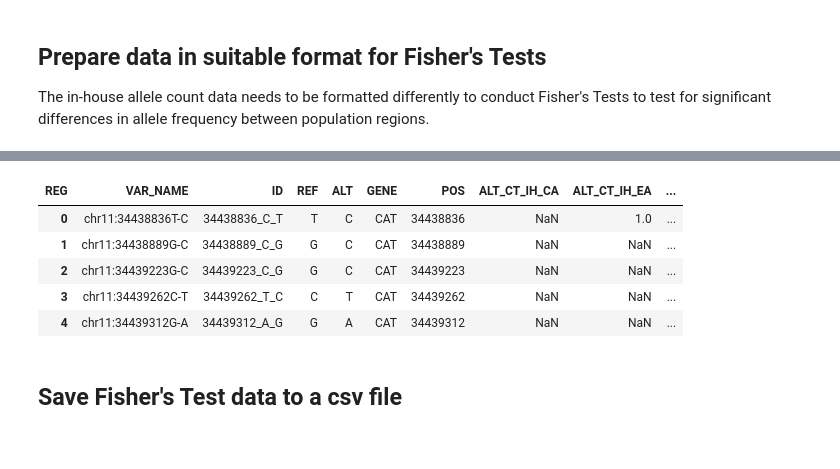
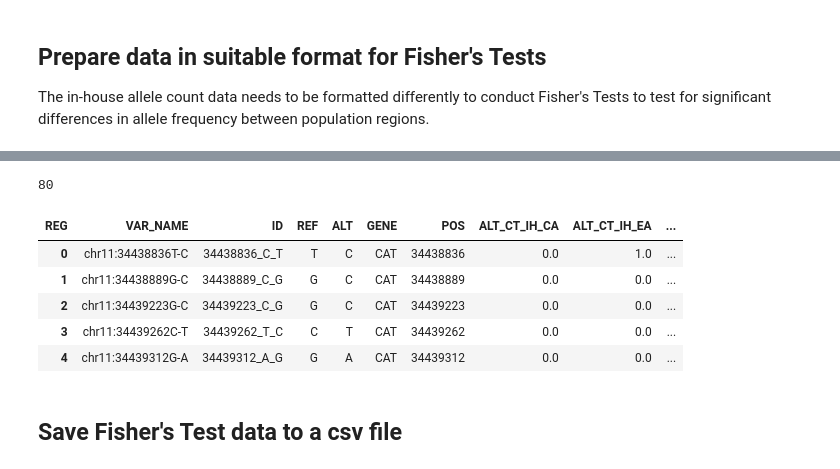
Before and after one commit to MeganHolborn/Genetic_data_analysis, a Jupyter notebook: Notebooks/Data_preparation/2-IH_allele_counts.ipynb, the cells around one changed output, grey strips where cells are left out. Drawn from its saved outputs; the diff is of its cells as text; code cells hidden in the pictures.

```diff
--- a/Notebooks/Data_preparation/2-IH_allele_counts.ipynb
+++ b/Notebooks/Data_preparation/2-IH_allele_counts.ipynb
@@ -302,6 +326,19 @@ subpop_filters = (ih_allele_counts_grouped["SUB_POP"] == "1000G Yoruba") | (
 
 yoruban_ct = functions.grouped_pop_allele_counts(
     ih_allele_counts_grouped.copy(), "Yoruba", subpop_filters=subpop_filters
+)
+
+# Calculate the corrected total and reference counts for the Yoruban population. The aggregated values for these columns will not be correct.
+
+yoruban_ct["CORR_IH_TOTAL_CTS"] = (
+    sample_subpopulations[sample_subpopulations["SUB"] == "Yoruba"][
+        "SAMPLE_NAME"
+    ].count()
+    * 2
+)
+
+yoruban_ct["CORR_IH_REF_CTS"] = (
+    yoruban_ct["CORR_IH_TOTAL_CTS"] - yoruban_ct["IH_ALT_CTS"]
 )
 
 # Concatenate the Aggregated Yoruban allele count data with the subpopulation allele count data
@@ -396,8 +449,12 @@ The in-house allele count data needs to be formatted differently to conduct Fish
+# %%
+sample_subpopulations[sample_subpopulations["REG"] == "CA"]["SAMPLE_NAME"].count() * 2
+# %% [output]
+80
 # %%
-# Generate list of all unique regions in ih_allele_counts_grouped dataframe
+# Generate a list of all unique regions in ih_allele_counts_grouped dataframe
 inhouse_populations = [region for region in set(ih_allele_counts_grouped.REG.values)]
 
-# Group allele counts by region
+# Aggregate allele counts by region
 
 ih_allele_counts_regions = (
     ih_allele_counts_grouped.groupby(
@@ -406,8 +463,6 @@ ih_allele_counts_regions = (
     .sum(numeric_only=True)
     .reset_index()
 )
-
-ih_allele_counts_regions
 
 # Pivot data
 ih_allele_counts_pivot = ih_allele_counts_regions.pivot(
@@ -415,38 +470,64 @@ ih_allele_counts_pivot = ih_allele_counts_regions.pivot(
     columns="REG",
     values=["IH_ALT_CTS", "CORR_IH_REF_CTS"],
 )
 
 # Separate alternate and reference count data into different dataframes to facilate renaming of count columns appropriately
 ih_data_alt = (
     ih_allele_counts_pivot[["IH_ALT_CTS"]].droplevel(level=0, axis=1).reset_index()
 )
 
 ih_data_corr_ref = (
     ih_allele_counts_pivot[["CORR_IH_REF_CTS"]].droplevel(level=0, axis=1).reset_index()
 )
 
 # Add appropriate prefixes to alt and ref columns
 ih_data_alt = functions.add_prefix_dataframe_col_names(
     ih_data_alt, inhouse_populations, "ALT_CT_IH_"
 )
 
 ih_data_corr_ref = functions.add_prefix_dataframe_col_names(
     ih_data_corr_ref, inhouse_populations, "CORR_REF_CT_IH_"
 )
 
 # Merge renamed alternate and reference count data
 ih_recent_afr = ih_data_alt.merge(
     ih_data_corr_ref, on=["VAR_NAME", "ID", "REF", "ALT", "GENE", "POS"]
 )
 
+# Calculate the corrected reference counts for each region. The aggregated values for these columns will not be correct.
+
+ih_recent_afr["CORR_REF_CT_IH_CA"] = (
+    sample_subpopulations[sample_subpopulations["REG"] == "CA"]["SAMPLE_NAME"].count()
+    * 2
+) - ih_recent_afr["ALT_CT_IH_CA"]
+
+ih_recent_afr["CORR_REF_CT_IH_SA"] = (
+    sample_subpopulations[sample_subpopulations["REG"] == "SA"]["SAMPLE_NAME"].count()
+    * 2
+) - ih_recent_afr["ALT_CT_IH_SA"]
+
+ih_recent_afr["CORR_REF_CT_IH_EA"] = (
+    sample_subpopulations[sample_subpopulations["REG"] == "EA"]["SAMPLE_NAME"].count()
+    * 2
+) - ih_recent_afr["ALT_CT_IH_EA"]
+
+ih_recent_afr["CORR_REF_CT_IH_WA"] = (
+    sample_subpopulations[sample_subpopulations["REG"] == "WA"]["SAMPLE_NAME"].count()
+    * 2
+) - ih_recent_afr["ALT_CT_IH_WA"]
+
+# Replace missing count values with 0
+
+ih_recent_afr = ih_recent_afr.replace(np.NAN, 0)
+
 ih_recent_afr.head(5)
 # %% [output]
 | REG | VAR_NAME | ID | REF | ALT | GENE | POS | ALT_CT_IH_CA | ALT_CT_IH_EA | ... |
-| 0 | chr11:34438836T-C | 34438836_C_T | T | C | CAT | 34438836 | NaN | 1.0 | ... |
-| 1 | chr11:34438889G-C | 34438889_C_G | G | C | CAT | 34438889 | NaN | NaN | ... |
-| 2 | chr11:34439223G-C | 34439223_C_G | G | C | CAT | 34439223 | NaN | NaN | ... |
-| 3 | chr11:34439262C-T | 34439262_T_C | C | T | CAT | 34439262 | NaN | NaN | ... |
-| 4 | chr11:34439312G-A | 34439312_A_G | G | A | CAT | 34439312 | NaN | NaN | ... |
+| 0 | chr11:34438836T-C | 34438836_C_T | T | C | CAT | 34438836 | 0.0 | 1.0 | ... |
+| 1 | chr11:34438889G-C | 34438889_C_G | G | C | CAT | 34438889 | 0.0 | 0.0 | ... |
+| 2 | chr11:34439223G-C | 34439223_C_G | G | C | CAT | 34439223 | 0.0 | 0.0 | ... |
+| 3 | chr11:34439262C-T | 34439262_T_C | C | T | CAT | 34439262 | 0.0 | 0.0 | ... |
+| 4 | chr11:34439312G-A | 34439312_A_G | G | A | CAT | 34439312 | 0.0 | 0.0 | ... |
 # %% [markdown]
 ## Save Fisher's Test data to a csv file
 # %%
```
Also changed, not shown: parts of 4 cells of this notebook, 16 other files.
